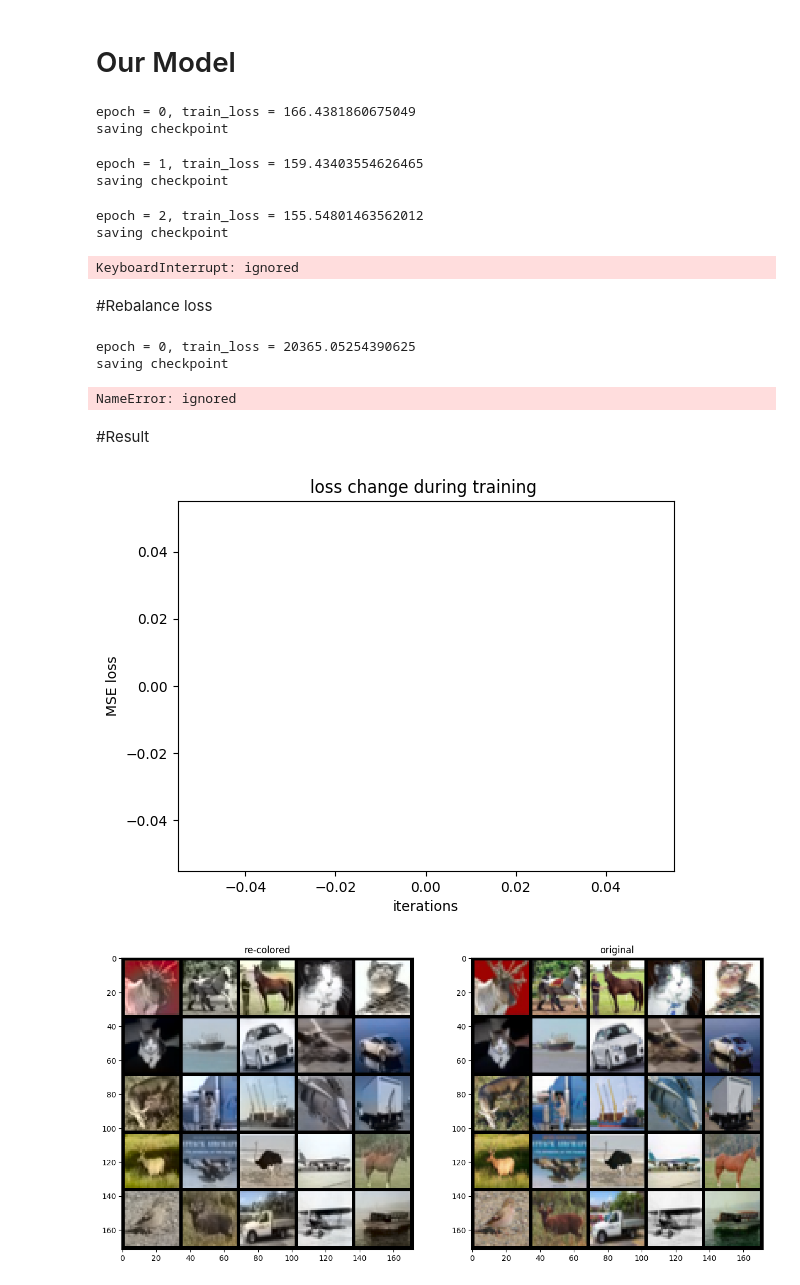
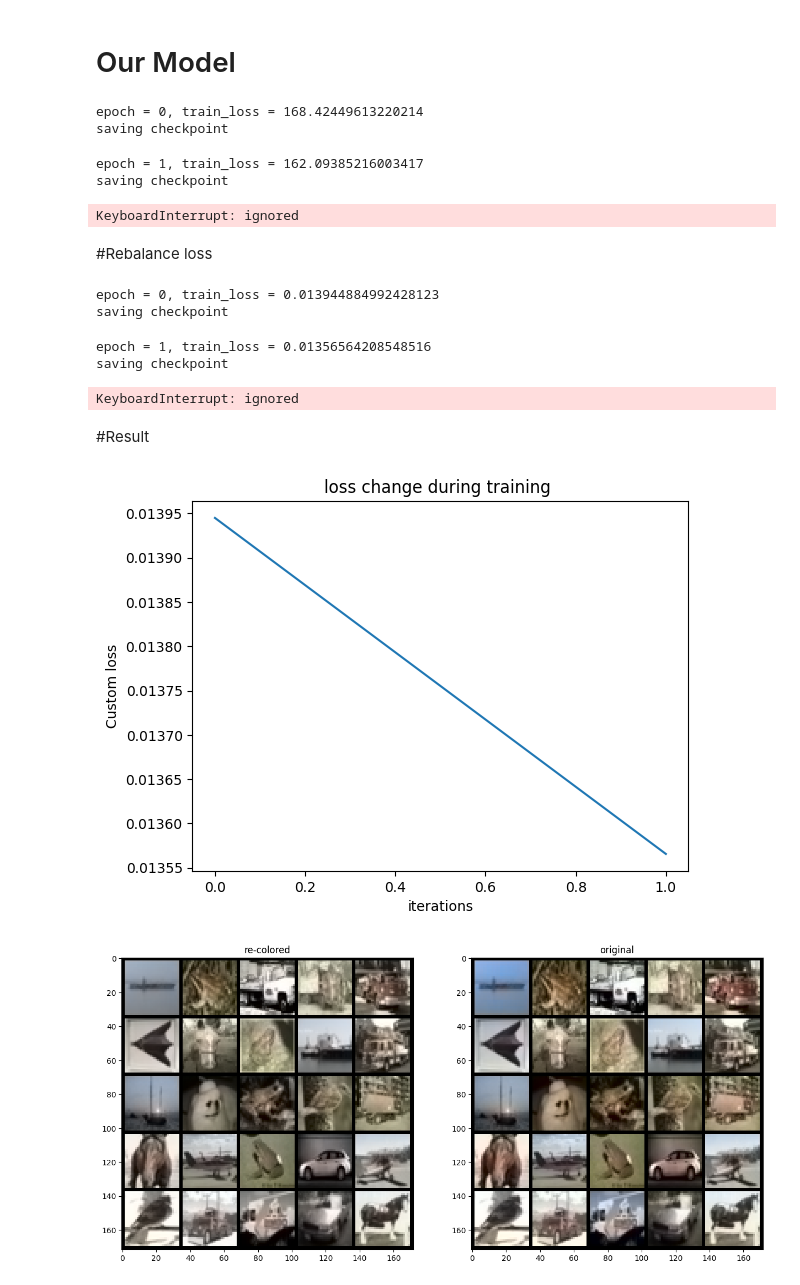
Before and after one commit to DingPang/ACV_Colorization, a Jupyter notebook: main.ipynb, the cells around one changed output. Drawn from its saved outputs; the diff is of its cells as text; code cells hidden in the pictures.

Commit message:
Custom rebalance loss

```diff
--- a/main.ipynb
+++ b/main.ipynb
@@ -28,6 +28,7 @@ lr = 1e-3
 epochs = 45
 batch_size = 8
 dp_save_path = "/content/dp.ckpt"
+dp_save_path2 = "/content/dp2.ckpt"
 # %% [markdown]
 # Data
 # %%
@@ -119,6 +121,9 @@ def training_step(batch):
     optimizer.step()
     return abs(loss.item())
 
+if os.path.exists(dp_save_path):
+  cmodel1.load_state_dict(torch.load(dp_save_path))
+
 losses1 = []
 # training loop
 for epoch in range(0, epochs):
@@ -138,24 +143,30 @@ for epoch in range(0, epochs):
     print("saving checkpoint")
     torch.save(cmodel1.state_dict(), dp_save_path)
 # %% [output]
-epoch = 0, train_loss = 166.4381860675049
+epoch = 0, train_loss = 168.42449613220214
 saving checkpoint
-epoch = 1, train_loss = 159.43403554626465
+epoch = 1, train_loss = 162.09385216003417
 saving checkpoint
-epoch = 2, train_loss = 155.54801463562012
-saving checkpoint
+KeyboardInterrupt: ignored
-KeyboardInterrupt: ignored
 # %% [markdown]
 #Rebalance loss
 # %%
-def bmse_loss(inputs, targets, noise_sigma=8.):
-    return bmc_loss(inputs, targets, noise_sigma ** 2)
+# def bmse_loss(inputs, targets, noise_sigma=8.):
+#     return bmc_loss(inputs, targets, noise_sigma ** 2)
 
-def bmc_loss(pred, target, noise_var):
-    logits = - 0.5 * torch.pow(pred - target, 2) / noise_var
-    loss = F.cross_entropy(logits, torch.ones(logits.size())*torch.max(target))
-    loss = loss * (2 * noise_var)
-    return loss
+# def bmc_loss(pred, target, noise_var):
+#     logits = - 0.5 * torch.pow(pred - target, 2) / noise_var
+#     print(logits, torch.ones(logits.size()))
+#     loss = F.cross_entropy(logits, torch.ones(logits.size())*torch.max(target))
+#     print(loss)
+#     loss = loss * (2 * noise_var)
+#     return loss
+def bmse_loss(inputs, targets):
+    mse_loss = (inputs - targets) ** 2
+    weights = torch.log(torch.abs(targets)+1)+1
+    mse_loss = mse_loss*weights
+    mse_loss = mse_loss.mean()/torch.sum(weights)
+    return mse_loss
 # %%
 cmodel2 = ColorNet()
 optimizer = torch.optim.Adam(params=cmodel2.parameters(), lr=lr)
@@ -184,6 +195,11 @@ def training_step(batch):
     optimizer.step()
     return abs(loss.item())
 
+if os.path.exists(dp_save_path2):
+  cmodel1.load_state_dict(torch.load(dp_save_path2))
+
+
+
 losses2 = []
 # training loop
 for epoch in range(0, epochs):
@@ -202,53 +218,67 @@ for epoch in range(0, epochs):
 
     print('epoch = {}, train_loss = {}'.format(epoch, train_result))
     print("saving checkpoint")
-    torch.save(cmodel2.state_dict(), dp_save_path)
+    torch.save(cmodel2.state_dict(), dp_save_path2)
 # %% [output]
-epoch = 0, train_loss = 20365.05254390625
+epoch = 0, train_loss = 0.013944884992428123
 saving checkpoint
-NameError: ignored
+epoch = 1, train_loss = 0.01356564208548516
+saving checkpoint
+KeyboardInterrupt: ignored
 # %% [markdown]
 #Result
 # %%
 plt.plot(losses2)
 plt.xlabel("iterations")
-plt.ylabel("MSE loss")
+plt.ylabel("Custom loss")
 plt.title("loss change during training ")
 plt.show()
 # %% [output]
-[figure, old version]
+[figure, new version]
 # %%
 plt.ion()
 
 with torch.no_grad():
 
     # pick a random subset of images from the test set
     image_inds = np.random.choice(len(train_dataset), 25, replace=False)
     lab_batch = torch.stack([train_dataset[i][0] for i in image_inds])
     # lab_batch = lab_batch.to(device)
 
     # predict colors (ab channels)
     predicted_ab_batch = cmodel1(lab_batch[:, 0:1, :, :])
     predicted_lab_batch = torch.cat([lab_batch[:, 0:1, :, :], predicted_ab_batch], dim=1)
 
+    # predict colors (ab channels)
+    predicted_ab_batch2 = cmodel2(lab_batch[:, 0:1, :, :])
+    predicted_lab_batch2 = torch.cat([lab_batch[:, 0:1, :, :], predicted_ab_batch2], dim=1)
+
     lab_batch = lab_batch.cpu()
     predicted_lab_batch = predicted_lab_batch.cpu()
+    predicted_lab_batch2 = predicted_lab_batch2.cpu()
 
     # convert to rgb
     rgb_batch = []
     predicted_rgb_batch = []
     for i in range(lab_batch.size(0)):
-        rgb_img = color.lab2rgb(np.transpose(lab_batch[i, :, :, :].numpy().astype('float64'), (1, 2, 0)))
+        # original
+        # rgb_img = color.lab2rgb(np.transpose(lab_batch[i, :, :, :].numpy().astype('float64'), (1, 2, 0)))
+        # rgb_batch.append(torch.FloatTensor(np.transpose(rgb_img, (2, 0, 1))))
+
+        # model 1
+        rgb_img = color.lab2rgb(np.transpose(predicted_lab_batch2[i, :, :, :].numpy().astype('float64'), (1, 2, 0)))
         rgb_batch.append(torch.FloatTensor(np.transpose(rgb_img, (2, 0, 1))))
+
+        #model 2
         predicted_rgb_img = color.lab2rgb(np.transpose(predicted_lab_batch[i, :, :, :].numpy().astype('float64'), (1, 2, 0)))
         predicted_rgb_batch.append(torch.FloatTensor(np.transpose(predicted_rgb_img, (2, 0, 1))))
 
     # plot images
     fig, ax = plt.subplots(figsize=(15, 15), nrows=1, ncols=2)
     ax[0].imshow(np.transpose(torchvision.utils.make_grid(torch.stack(predicted_rgb_batch), nrow=5).numpy(), (1, 2, 0)))
     ax[0].title.set_text('re-colored')
     ax[1].imshow(np.transpose(torchvision.utils.make_grid(torch.stack(rgb_batch), nrow=5).numpy(), (1, 2, 0)))
     ax[1].title.set_text('original')
     plt.show()
 # %% [output]
-[figure, old version]
+[figure, new version]
```
Also changed, not shown: parts of 1 cell of this notebook.
